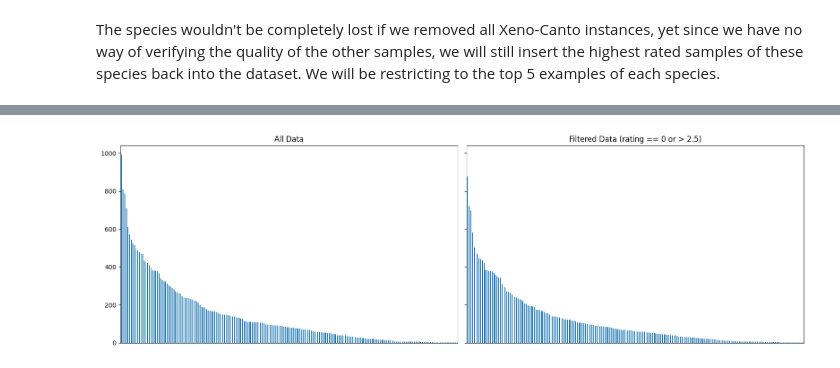
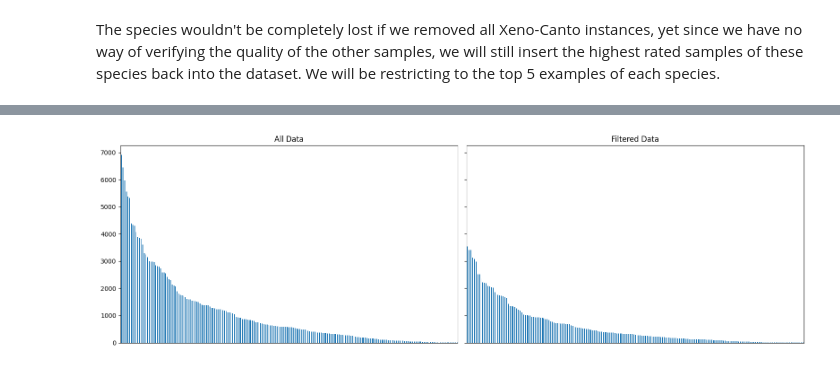
Before and after one commit to quercia-dev/birdclef2025, a Jupyter notebook: 02_DataProcessing.ipynb, the cells around one changed output, grey strips where cells are left out. Cells and saved outputs as stored; diff of their text form; code cells hidden in the pictures.

Commit message:
fix: moved YAMNet to 02

```diff
--- a/02_DataProcessing.ipynb
+++ b/02_DataProcessing.ipynb
@@ -39,7 +22,5 @@ ts_metadata = ts_dataset.data.iloc[:, 2:]
 # %% [markdown]
 ## Distribution of labels
-# %%
-data = ta_dataset.data
 # %% [markdown]
 First, we need to filter to audios that have rating > 0, we will call these `rated_audios`. Let's look at how the ratings in the Xeno-Canto database are distributed:
 # %%
@@ -106,0 +112,33 @@ Removing all of the low rated data samples only resulted in a decrease in size o
+# %%
+identified_labels = data['yamnet'].unique()
+selected_labels = ['Animal',
+            'Wild animals',
+            'Insect',
+            'Cricket',
+            'Bird',
+            'Bird vocalization, bird call, bird song',
+            'Frog', 'Snake',
+            'Whistling',
+            'Owl',
+            'Crow',
+            'Rodents, rats, mice',
+            'Livestock, farm animals, working animals',
+            'Pig',
+            'Squeak',
+            'Domestic animals, pets',
+            'Dog',
+            'Turkey',
+            'Bee, wasp, etc.',
+            'Duck',
+            'Chicken, rooster',
+            'Horse',
+            'Goose',
+            'Squawk',
+            'Chirp tone',
+            'Sheep',
+            'Pigeon, dove']
+
+leftover = set(identified_labels) - set(selected_labels)
+counts = data['yamnet'].value_counts()
+leftover_counts = counts[counts.index.isin(leftover)]
+print(leftover_counts.to_string())
@@ -106,0 +165,3 @@ Removing all of the low rated data samples only resulted in a decrease in size o
+# %%
+restricted = combined_data[combined_data['yamnet'].apply(lambda x : x in selected_labels)]
+restricted['primary_label'].nunique()
@@ -107,21 +192,21 @@ Removing all of the low rated data samples only resulted in a decrease in size o
 # %%
 fig, axes = plt.subplots(nrows=1, ncols=2, figsize=(16, 5), sharey=True)
 
 # Plot for full data
 data["primary_label"].value_counts().sort_values(ascending=False).plot(
     kind='bar', ax=axes[0]
 )
 axes[0].get_xaxis().set_visible(False)
 axes[0].set_title("All Data")
 
 # Plot for clean_data
-combined_data["primary_label"].value_counts().sort_values(ascending=False).plot(
+restricted["primary_label"].value_counts().sort_values(ascending=False).plot(
     kind='bar', ax=axes[1]
 )
 axes[1].get_xaxis().set_visible(False)
-axes[1].set_title("Filtered Data (rating == 0 or > 2.5)")
+axes[1].set_title("Filtered Data")
 
 plt.tight_layout()
 plt.show()
 # %% [output]
-[figure, old version]
+[figure, new version]
```
Also changed, not shown: parts of 21 cells of this notebook, 1 other file.
